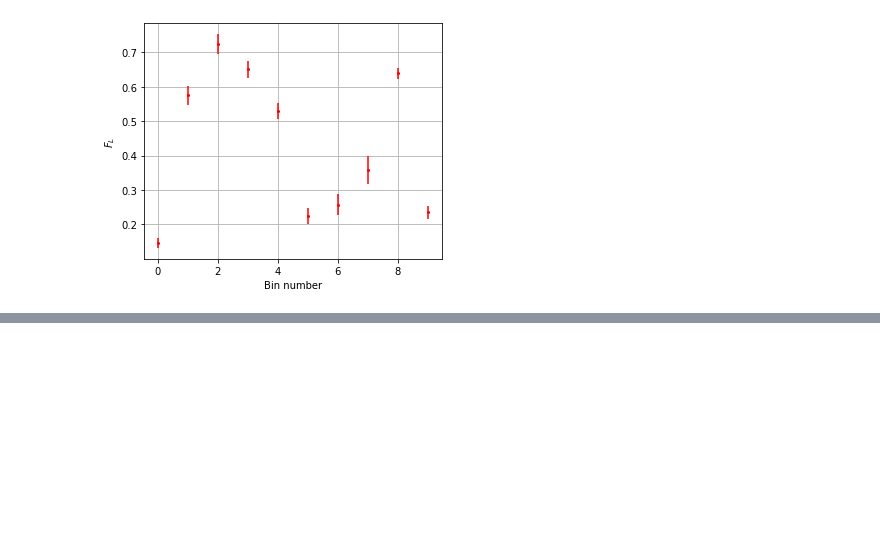
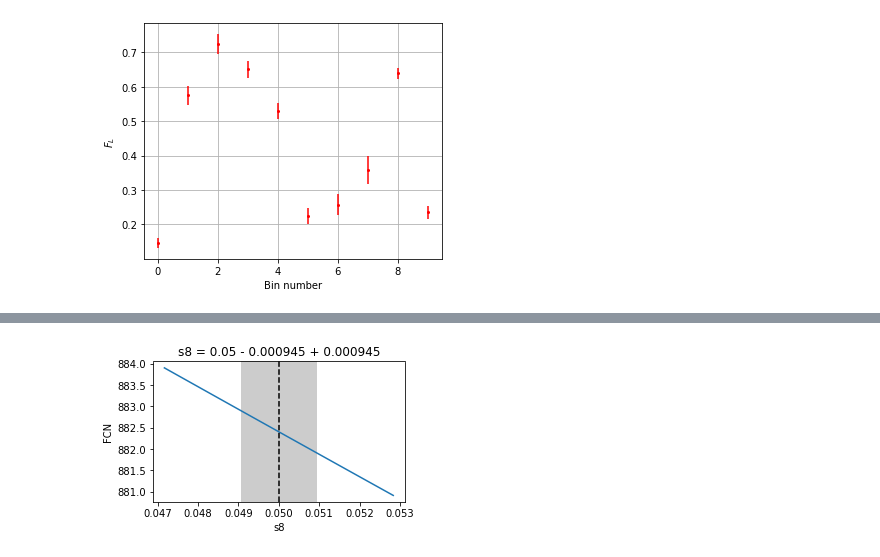
Before and after one commit to Luke-Conmy/ic-teach-kstmumu-team3, a Jupyter notebook: MiguelSkeletonCode_sig.ipynb, the cells around one changed output, grey strips where cells are left out. Cells and saved outputs as stored; diff of their text form; code cells hidden in the pictures; blank space fills up the shorter version.

```diff
--- a/MiguelSkeletonCode_sig.ipynb
+++ b/MiguelSkeletonCode_sig.ipynb
@@ -458,0 +461,32 @@ plt.show()
+# %%
+def d2gamma_p_d2q2_dphi_dcosthetak(fl,s3, s4, s5, s7, s8, s9, phi,cos_theta_k):
+    """
+    Returns the pdf defined above
+    :param s3: s3 observable
+    :param s9: s9 observable
+    :param phi: phi
+    :return:
+    """
+    ctk2=cos_theta_k**2
+    stk2=1-cos_theta_k**2
+    ct2k=ctk2-stk2
+    st2k=np.sqrt(1-ct2k**2)
+
+    acceptance = 0.5  # acceptance "function"
+    scalar_array = (9/(32*np.pi))*(1.5*(1-fl)*(stk2)+2*fl*ctk2-(1/6)*(1-fl)*stk2+(2/3)*fl*ctk2+(4/3)*s3*stk2*np.cos(2*phi)+(2/3)*s4*np.cos(phi)*st2k+(np.pi/2)*s5*st2k*np.cos(phi)+(np.pi/2)*s7*st2k*np.sin(phi)+(2/3)*s8*st2k*np.pi+(4/3)*s9*stk2*np.sin(2*phi)  ) * acceptance
+    normalised_scalar_array = scalar_array * 2  # normalising scalar array to account for the non-unity acceptance function
+    return normalised_scalar_array
+# %%
+def log_likelihoodphithetak(fl,s3,s4,s5,s7,s8, s9, _bin):
+    """
+    Returns the negative log-likelihood of the pdf defined above
+    :param fl: f_l observable
+    :param afb: a_fb observable
+    :param _bin: number of the bin to fit
+    :return:
+    """
+    _bin = bins[int(_bin)]
+    Phi = _bin['phi']
+    ctk= _bin['costhetak']
+    normalised_scalar_array = d2gamma_p_d2q2_dphi_dcosthetak(fl=fl,s3=s3,s4=s4,s5=s5,s7=s7,s8=s8, s9=s9, phi=Phi,cos_theta_k=ctk)
+    return - np.sum(np.log(normalised_scalar_array))
@@ -458,0 +544,8 @@ plt.show()
+# %%
+plt.figure(figsize=(8, 5))
+plt.subplot(222)
+bin_results_to_check.draw_mnprofile('s8', bound=3)
+plt.tight_layout()
+plt.show()
+# %% [output]
+[figure, added]
```
Also changed, not shown: parts of 6 cells of this notebook.
